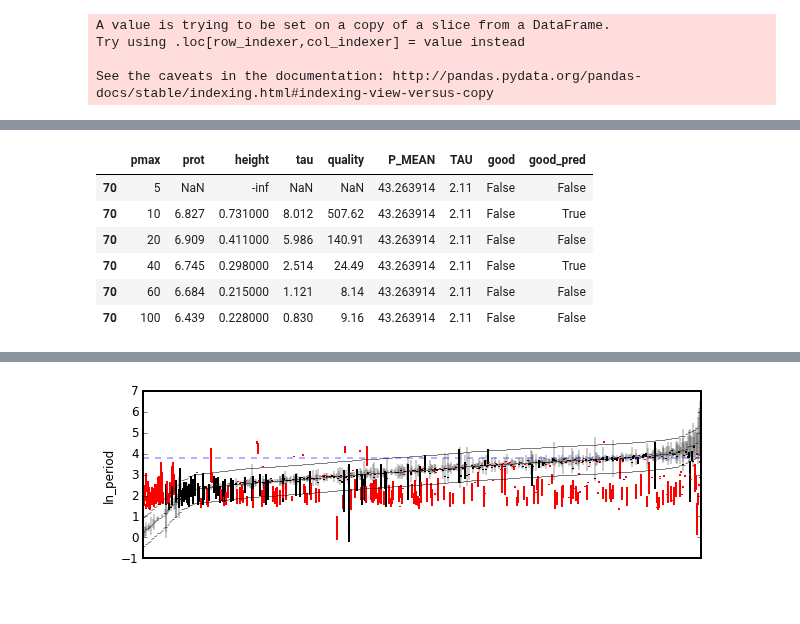
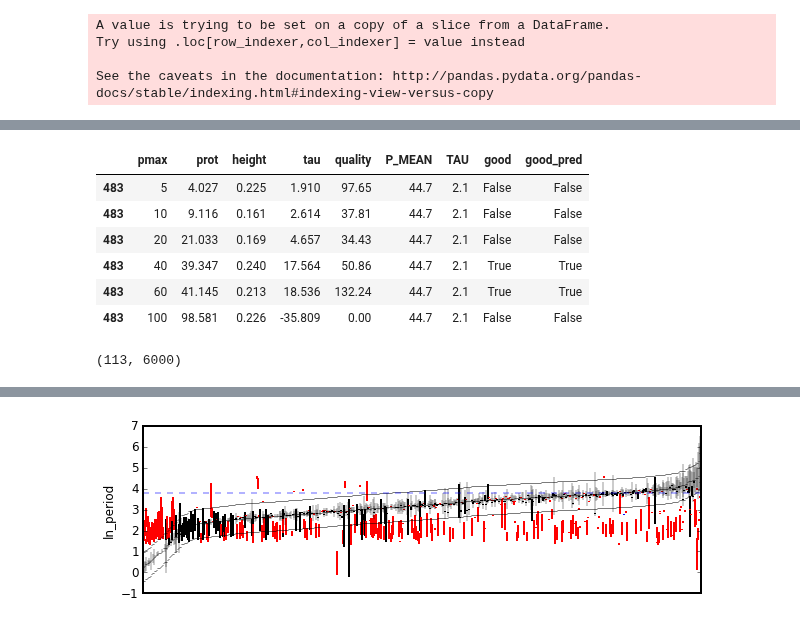
Before and after one commit to RuthAngus/GProtation, a Jupyter notebook: notebooks_tdm/summary.ipynb, the cells around one changed output, grey strips where cells are left out. Saved outputs shown, nothing was run; the diff lists cells and outputs as text; code cells hidden in the pictures.

```diff
--- a/notebooks_tdm/summary.ipynb
+++ b/notebooks_tdm/summary.ipynb
@@ -162,15 +162,19 @@ good_pred = np.zeros(len(df_acf_all), dtype=bool)
 good_pred[np.where(ok)] = ypred
 df_acf_all['good_pred'] = good_pred
 # %%
-df_acf_all.ix[70, cols + ['good_pred']]
+df_acf_all.ix[483, cols + ['good_pred']]
 # %% [output]
 |  | pmax | prot | height | tau | quality | P_MEAN | TAU | good | good_pred |
-| 70 | 5 | NaN | -inf | NaN | NaN | 43.263914 | 2.11 | False | False |
-| 70 | 10 | 6.827 | 0.731000 | 8.012 | 507.62 | 43.263914 | 2.11 | False | True |
-| 70 | 20 | 6.909 | 0.411000 | 5.986 | 140.91 | 43.263914 | 2.11 | False | False |
-| 70 | 40 | 6.745 | 0.298000 | 2.514 | 24.49 | 43.263914 | 2.11 | False | True |
-| 70 | 60 | 6.684 | 0.215000 | 1.121 | 8.14 | 43.263914 | 2.11 | False | False |
-| 70 | 100 | 6.439 | 0.228000 | 0.830 | 9.16 | 43.263914 | 2.11 | False | False |
+| 483 | 5 | 4.027 | 0.225 | 1.910 | 97.65 | 44.7 | 2.1 | False | False |
+| 483 | 10 | 9.116 | 0.161 | 2.614 | 37.81 | 44.7 | 2.1 | False | False |
+| 483 | 20 | 21.033 | 0.169 | 4.657 | 34.43 | 44.7 | 2.1 | False | False |
+| 483 | 40 | 39.347 | 0.240 | 17.564 | 50.86 | 44.7 | 2.1 | True | True |
+| 483 | 60 | 41.145 | 0.213 | 18.536 | 132.24 | 44.7 | 2.1 | True | True |
+| 483 | 100 | 98.581 | 0.226 | -35.809 | 0.00 | 44.7 | 2.1 | False | False |
+# %%
+len(df_acf_all.query('good_pred != good')), len(df_acf_all)
+# %% [output]
+(113, 6000)
 # %%
 df_acf_all.query('good_pred != good')[cols + ['good_pred']]
 # %% [output]
```
Also changed, not shown: parts of 6 cells of this notebook, 2 other files.
